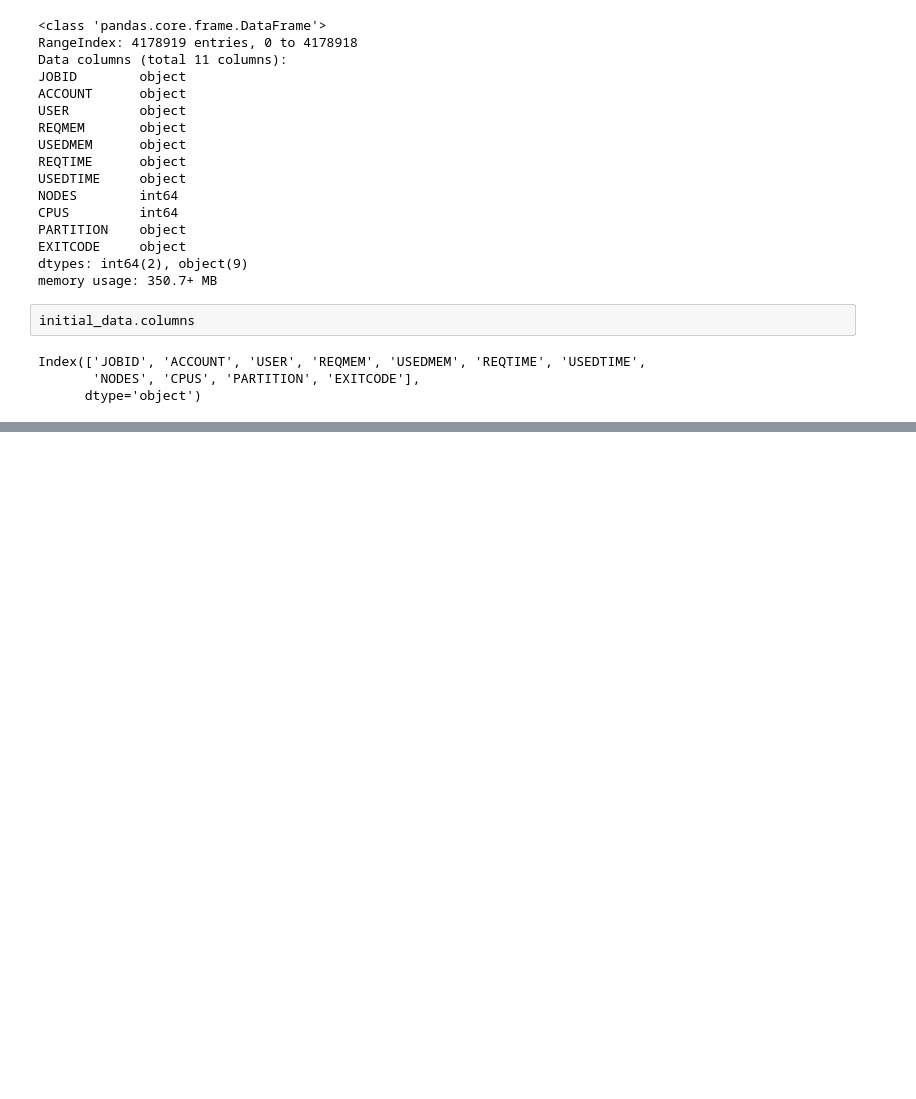
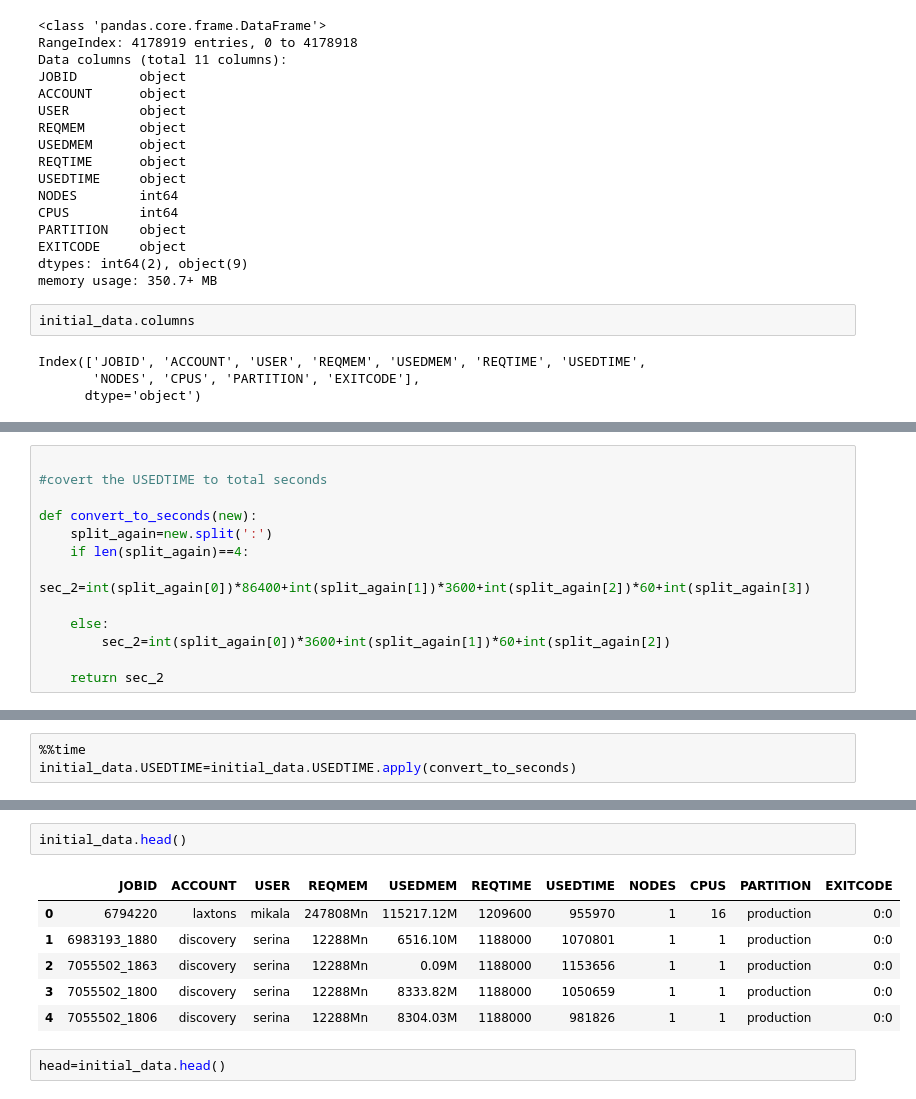
Before and after one commit to Barrett-Rogers/dq2-accre-porcupines, a Jupyter notebook: drexhepi_dancing_dq2.ipynb, the cells around one changed output, grey strips where cells are left out. Saved outputs shown, nothing was run; the diff lists cells and outputs as text; blank space fills up the shorter version.

```diff
--- a/drexhepi_dancing_dq2.ipynb
+++ b/drexhepi_dancing_dq2.ipynb
@@ -92,0 +141,13 @@ initial_data.head()
+# %%
+
+#covert the USEDTIME to total seconds
+
+def convert_to_seconds(new):
+    split_again=new.split(':')
+    if len(split_again)==4:
+        sec_2=int(split_again[0])*86400+int(split_again[1])*3600+int(split_again[2])*60+int(split_again[3])
+
+    else:
+        sec_2=int(split_again[0])*3600+int(split_again[1])*60+int(split_again[2])
+
+    return sec_2
@@ -92,0 +158,3 @@ initial_data.head()
+# %%
+%%time
+initial_data.USEDTIME=initial_data.USEDTIME.apply(convert_to_seconds)
@@ -92,0 +164,11 @@ initial_data.head()
+# %%
+initial_data.head()
+# %% [output]
+|  | JOBID | ACCOUNT | USER | REQMEM | USEDMEM | REQTIME | USEDTIME | NODES | CPUS | PARTITION | EXITCODE |
+| 0 | 6794220 | laxtons | mikala | 247808Mn | 115217.12M | 1209600 | 955970 | 1 | 16 | production | 0:0 |
+| 1 | 6983193_1880 | discovery | serina | 12288Mn | 6516.10M | 1188000 | 1070801 | 1 | 1 | production | 0:0 |
+| 2 | 7055502_1863 | discovery | serina | 12288Mn | 0.09M | 1188000 | 1153656 | 1 | 1 | production | 0:0 |
+| 3 | 7055502_1800 | discovery | serina | 12288Mn | 8333.82M | 1188000 | 1050659 | 1 | 1 | production | 0:0 |
+| 4 | 7055502_1806 | discovery | serina | 12288Mn | 8304.03M | 1188000 | 981826 | 1 | 1 | production | 0:0 |
+# %%
+head=initial_data.head()
```
Also changed, not shown: parts of 38 cells of this notebook.
